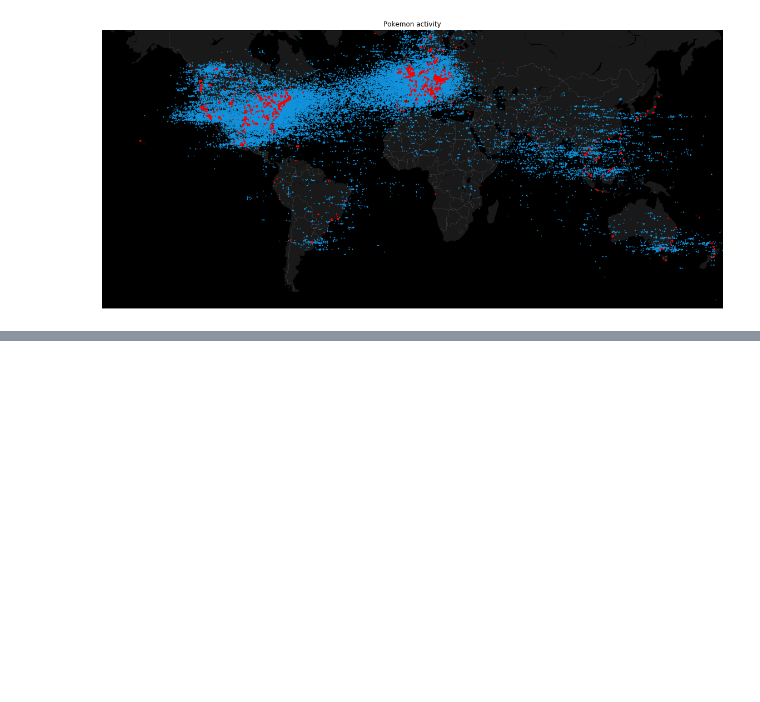
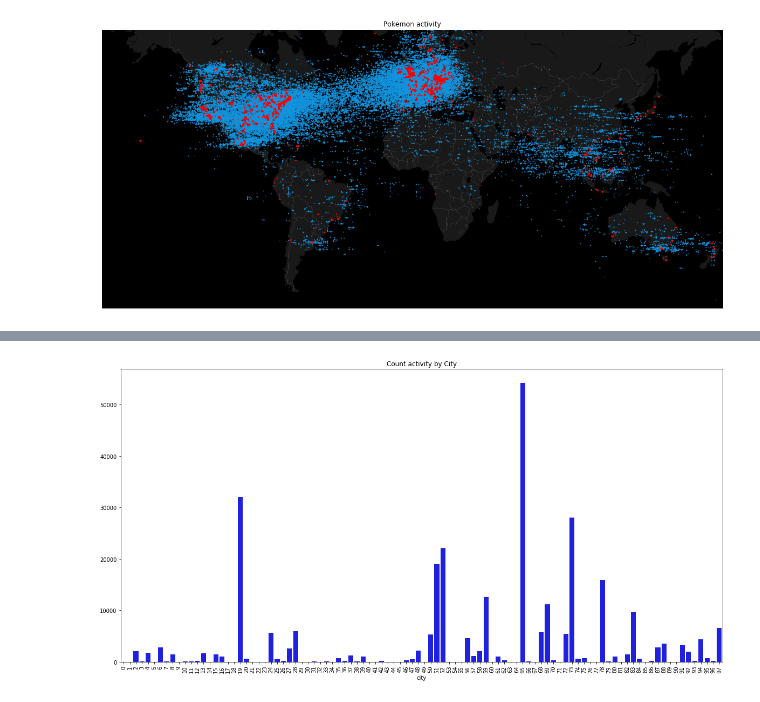
Before and after one commit to tingyuli96/pokemonCatch, a Jupyter notebook: FeatureExtraction/FeatureSelection-Tingyu.ipynb, the cells around one changed output, grey strips where cells are left out. Cells and saved outputs as stored; diff of their text form; code cells hidden in the pictures; blank space fills up the shorter version.

```diff
--- a/FeatureExtraction/FeatureSelection-Tingyu.ipynb
+++ b/FeatureExtraction/FeatureSelection-Tingyu.ipynb
@@ -219,3 +211,6 @@ plt.title("Pokemon activity")
 plt.show()
 # %% [output]
 [figure]
+# %%
+true = pd.read_csv("../Result/city.csv")
+true.head()
@@ -221,0 +263,8 @@ plt.show()
+# %%
+f, ax = plt.subplots(figsize=(20, 10))
+sns.barplot(x=cnt.index, y=cnt.values, color='b', ax=ax)
+plt.xticks(rotation=90)
+plt.setp(ax.patches, linewidth=0)
+texts = ax.set(title="Count activity by City")
+# %% [output]
+[figure, added]
```
Also changed, not shown: parts of 6 cells of this notebook, 1 other file.
